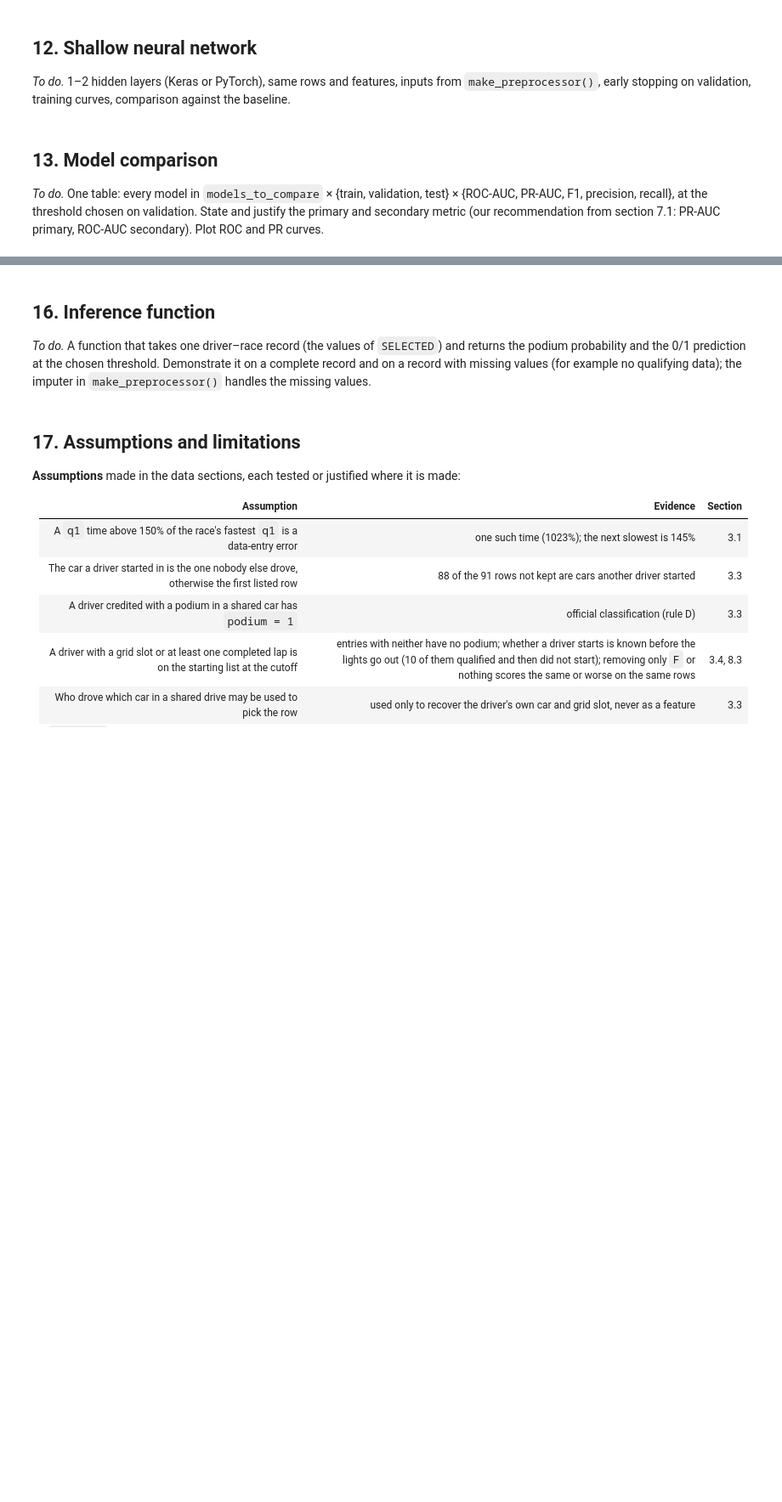
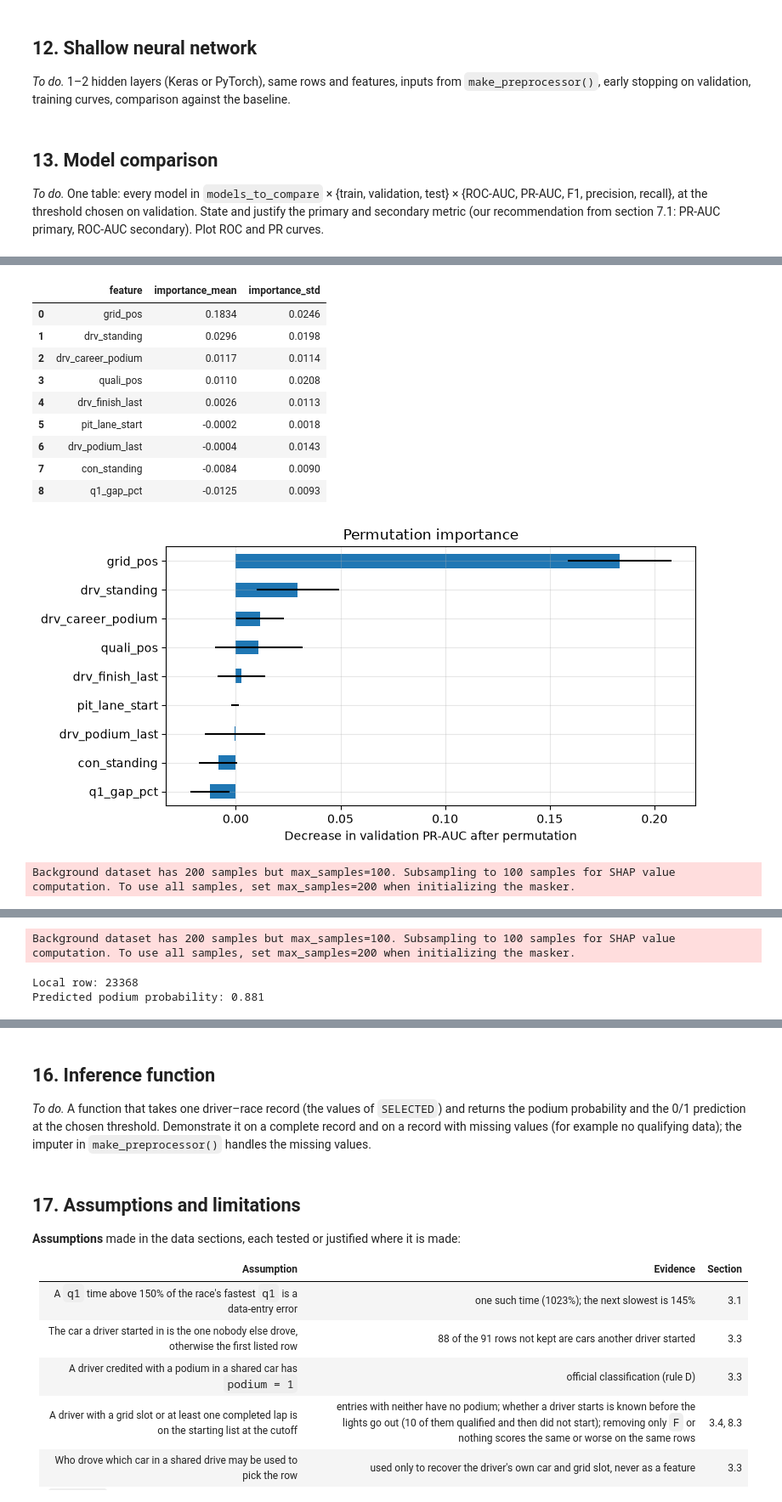
Before and after one commit to HamadaTamer/AI-Tools-Lab-F1-Project, a Jupyter notebook: F1_podium_prediction.ipynb, the cells around one changed output, grey strips where cells are left out. Shown at 85% size. Cells and saved outputs as stored; diff of their text form; code cells hidden in the pictures; blank space fills up the shorter version.

Commit message:
fininshed random forest model and XAI code. Also updated the requirements.txt file to include the necessary libraries for the random forest model.

```diff
--- a/F1_podium_prediction.ipynb
+++ b/F1_podium_prediction.ipynb
@@ -2628,0 +2863,19 @@ Rules: fit on train; choose hyperparameters and the threshold on validation; sco
+# %%
+permutation_table = permutation_importance_table(rf_model, X_test, y_test)
+display(permutation_table.round(4))
+plot_permutation_importance(permutation_table, top_n=len(SELECTED))
+shap_global_values = shap_global(rf_model, X_test)
+shap_local_values, local_probability = shap_local(rf_model, X_train, X_test, local_index=0)
+# %% [output]
+|  | feature | importance_mean | importance_std |
+| 0 | grid_pos | 0.1834 | 0.0246 |
+| 1 | drv_standing | 0.0296 | 0.0198 |
+| 2 | drv_career_podium | 0.0117 | 0.0114 |
+| 3 | quali_pos | 0.0110 | 0.0208 |
+| 4 | drv_finish_last | 0.0026 | 0.0113 |
+| 5 | pit_lane_start | -0.0002 | 0.0018 |
+| 6 | drv_podium_last | -0.0004 | 0.0143 |
+| 7 | con_standing | -0.0084 | 0.0090 |
+| 8 | q1_gap_pct | -0.0125 | 0.0093 |
+[figure, added]
+Background dataset has 200 samples but max_samples=100. Subsampling to 100 samples for SHAP value computation. To use all samples, set max_samples=200 when initializing the masker.
@@ -2628,0 +2883,3 @@ Rules: fit on train; choose hyperparameters and the threshold on validation; sco
+Background dataset has 200 samples but max_samples=100. Subsampling to 100 samples for SHAP value computation. To use all samples, set max_samples=200 when initializing the masker.
+Local row: 23368
+Predicted podium probability: 0.881
```
Also changed, not shown: parts of 12 cells of this notebook, 1 other file.
